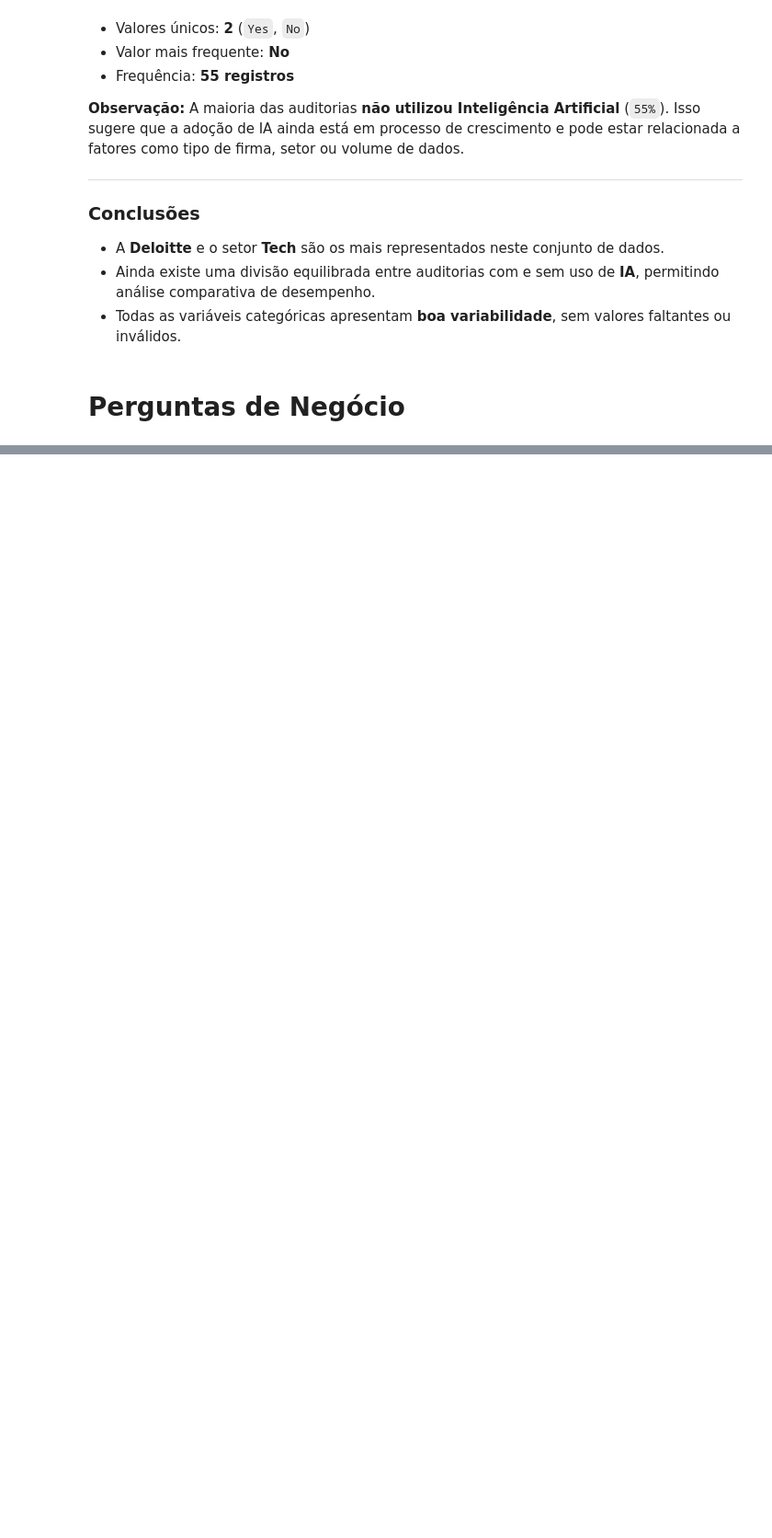
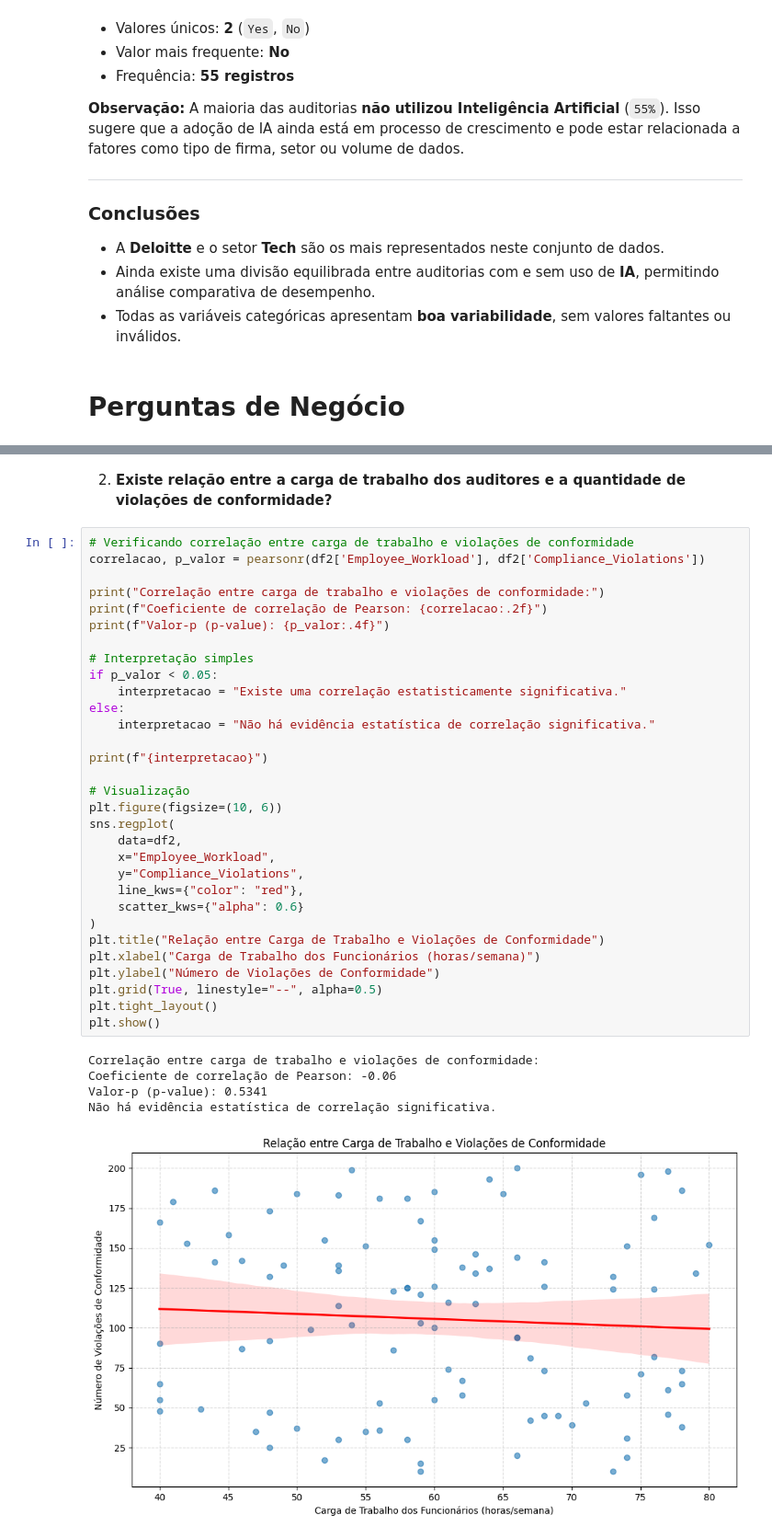
Before and after one commit to rafaelporfiriobarros/eda-big4-financial-risk, a Jupyter notebook: eda.ipynb, the cells around one changed output, grey strips where cells are left out. Shown: that part at 92% size. Cells and saved outputs as stored; diff of their text form; blank space fills up the shorter version.

```diff
--- a/eda.ipynb
+++ b/eda.ipynb
@@ -296,0 +361,39 @@ Este relatório apresenta um resumo estatístico das variáveis categóricas do
+# %% [markdown]
+2. **Existe relação entre a carga de trabalho dos auditores e a quantidade de violações de conformidade?**
+# %%
+# Verificando correlação entre carga de trabalho e violações de conformidade
+correlacao, p_valor = pearsonr(df2['Employee_Workload'], df2['Compliance_Violations'])
+
+print("Correlação entre carga de trabalho e violações de conformidade:")
+print(f"Coeficiente de correlação de Pearson: {correlacao:.2f}")
+print(f"Valor-p (p-value): {p_valor:.4f}")
+
+# Interpretação simples
+if p_valor < 0.05:
+    interpretacao = "Existe uma correlação estatisticamente significativa."
+else:
+    interpretacao = "Não há evidência estatística de correlação significativa."
+
+print(f"{interpretacao}")
+
+# Visualização
+plt.figure(figsize=(10, 6))
+sns.regplot(
+    data=df2,
+    x="Employee_Workload",
+    y="Compliance_Violations",
+    line_kws={"color": "red"},
+    scatter_kws={"alpha": 0.6}
+)
+plt.title("Relação entre Carga de Trabalho e Violações de Conformidade")
+plt.xlabel("Carga de Trabalho dos Funcionários (horas/semana)")
+plt.ylabel("Número de Violações de Conformidade")
+plt.grid(True, linestyle="--", alpha=0.5)
+plt.tight_layout()
+plt.show()
+# %% [output]
+Correlação entre carga de trabalho e violações de conformidade:
+Coeficiente de correlação de Pearson: -0.06
+Valor-p (p-value): 0.5341
+Não há evidência estatística de correlação significativa.
+[figure, added]
```
Also changed, not shown: parts of 13 cells of this notebook.
